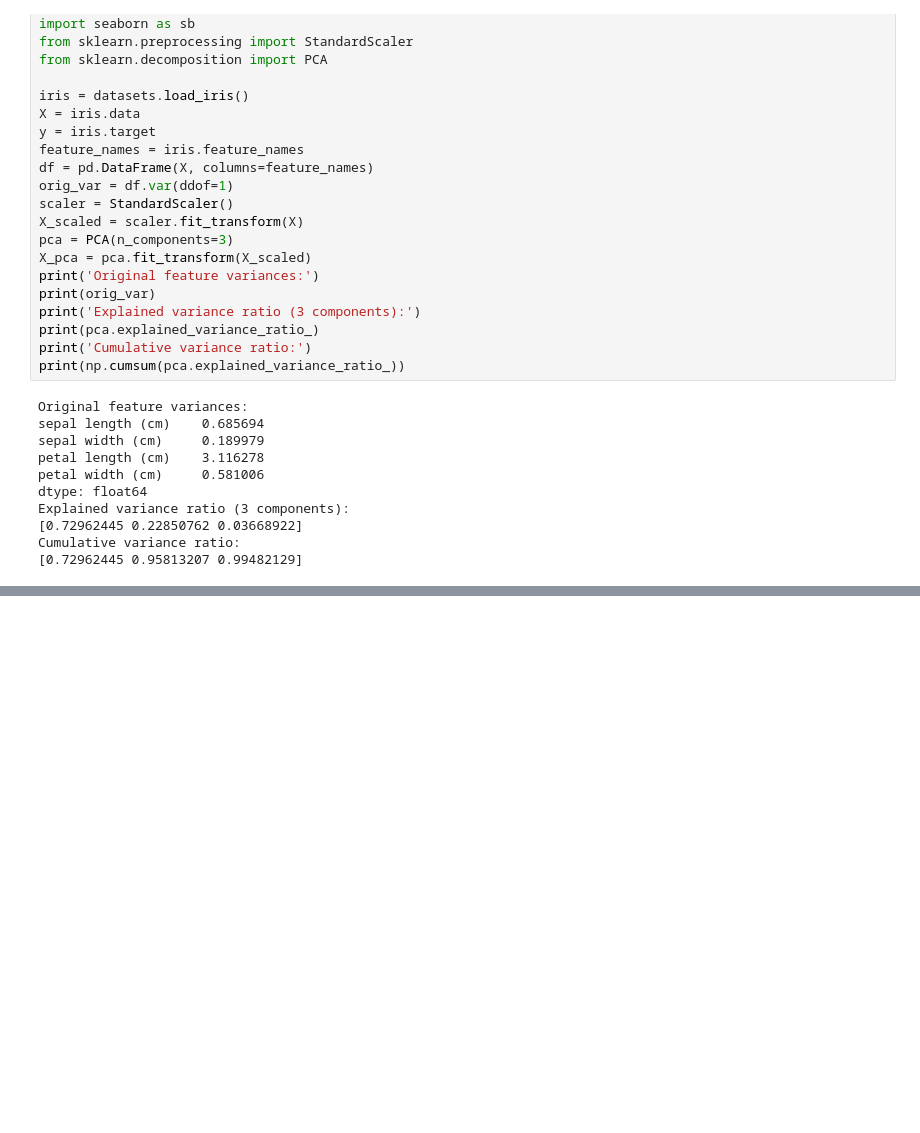
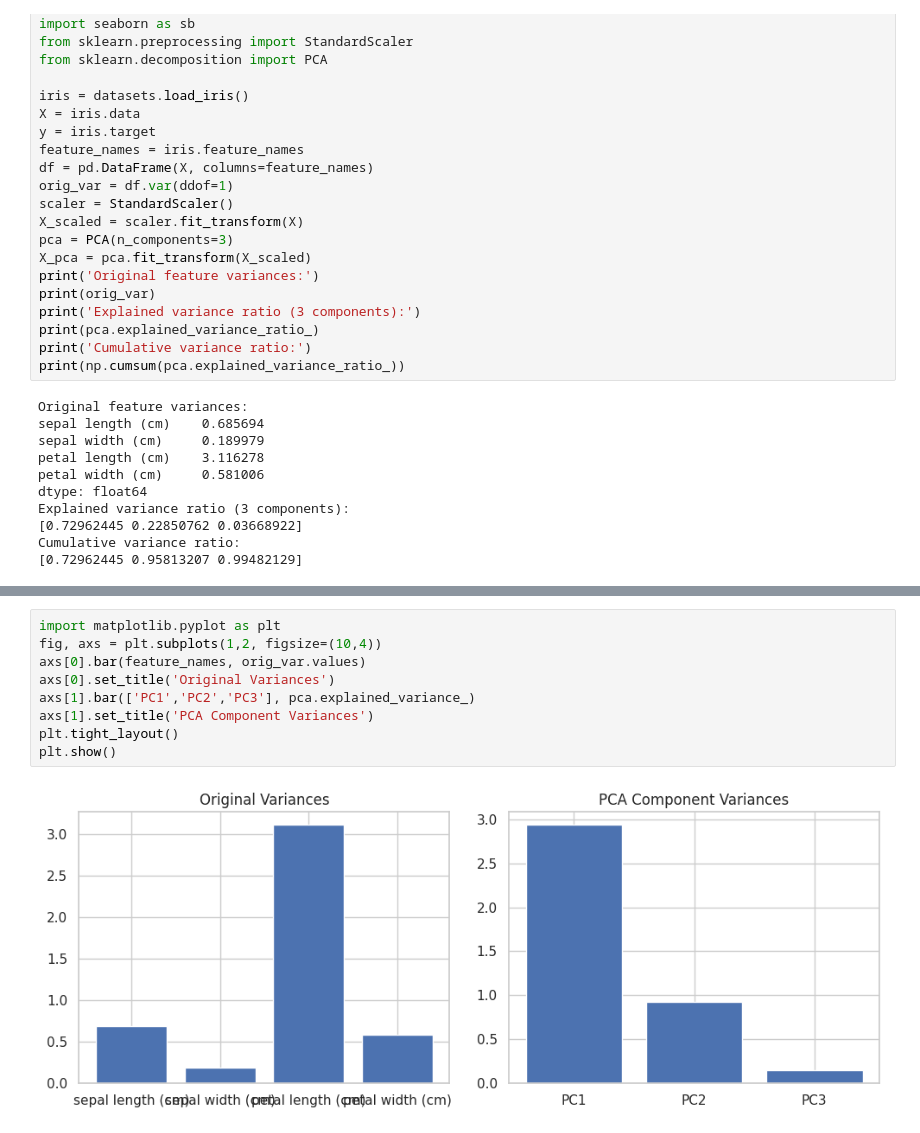
Before and after one commit to aibelbin/aidsLab, a Jupyter notebook: Day6/pca_feature_reduction.ipynb, the cells around one changed output, grey strips where cells are left out. Drawn from its saved outputs; the diff is of its cells as text; blank space fills up the shorter version.

```diff
--- a/Day6/pca_feature_reduction.ipynb
+++ b/Day6/pca_feature_reduction.ipynb
@@ -46,0 +49,11 @@ plt.show()
+# %%
+import matplotlib.pyplot as plt
+fig, axs = plt.subplots(1,2, figsize=(10,4))
+axs[0].bar(feature_names, orig_var.values)
+axs[0].set_title('Original Variances')
+axs[1].bar(['PC1','PC2','PC3'], pca.explained_variance_)
+axs[1].set_title('PCA Component Variances')
+plt.tight_layout()
+plt.show()
+# %% [output]
+[figure, added]
```
Also changed, not shown: parts of 1 cell of this notebook.
